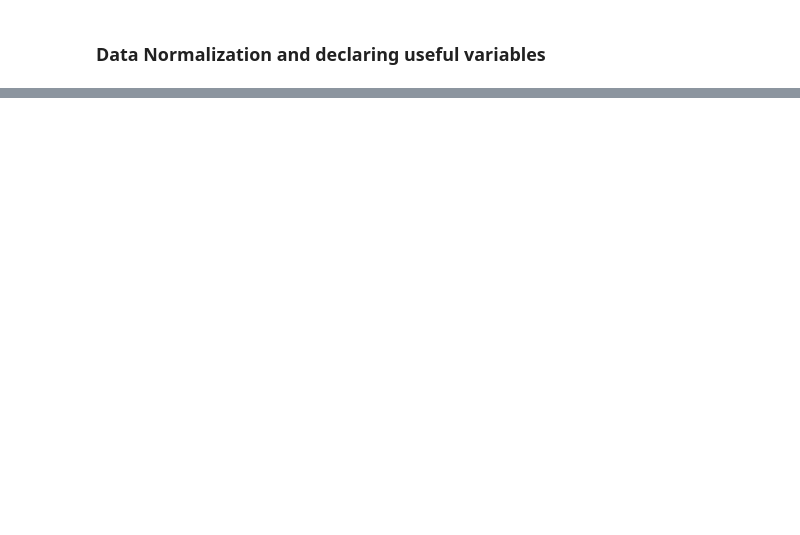
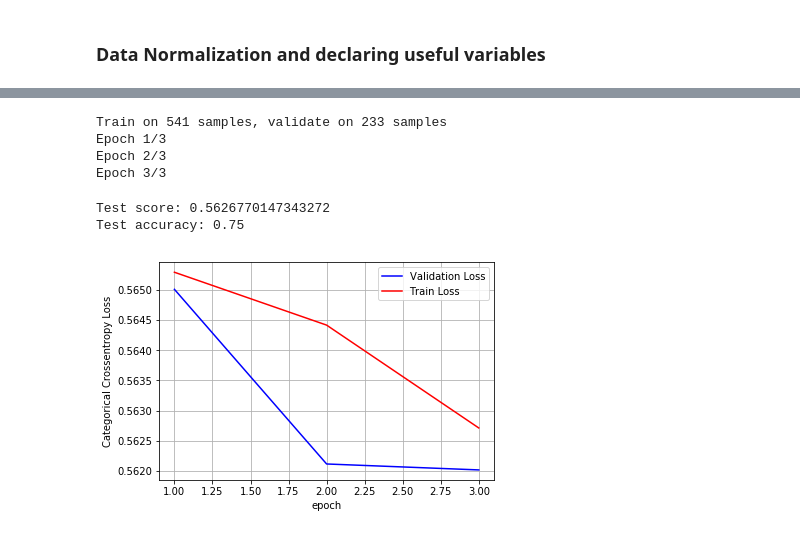
Before and after one commit to santoshdasa/Retinal-OCT-Image-Classification, a Jupyter notebook: Retinal OCT image Classification.ipynb, the cells around one changed output, grey strips where cells are left out. Drawn from its saved outputs; the diff is of its cells as text; code cells hidden in the pictures; blank space fills up the shorter version.

```diff
--- a/Retinal OCT image Classification.ipynb
+++ b/Retinal OCT image Classification.ipynb
@@ -324,0 +386,8 @@ x_train shape: (30000, 64, 64, 1)
+# %%
+IMG_SIZE = 224
+batch_size = 512
+num_classes = 4
+epochs = 10
+input_shape = (IMG_SIZE,IMG_SIZE,1)
+y_train = keras.utils.to_categorical(y_train, num_classes)
+y_test = keras.utils.to_categorical(y_test, num_classes)
@@ -324,0 +396,21 @@ x_train shape: (30000, 64, 64, 1)
+# %%
+model = Sequential()
+model.add(Conv2D(128, kernel_size=(3, 3), activation='relu',input_shape=x_train[0].shape))
+
+model.add(MaxPooling2D(pool_size=(2, 2)))
+
+model.add(Conv2D(128,kernel_size=(3, 3),activation='relu'))
+
+model.add(MaxPooling2D(pool_size=(2, 2)))
+
+model.add(Conv2D(128,kernel_size=(3, 3),activation='relu'))
+
+model.add(MaxPooling2D(pool_size=(2, 2)))
+
+
+model.add(Flatten())
+
+model.add(Dense(64, activation='relu'))
+model.add(Dense(num_classes, activation='softmax'))
+model.summary()
+model.compile( loss='categorical_crossentropy' , optimizer='adam' , metrics=["accuracy"])
@@ -324,0 +435,7 @@ x_train shape: (30000, 64, 64, 1)
+# %%
+history= model.fit(x_train, y_train, batch_size=32, epochs=3, verbose=1, validation_split=0.3)
+# %% [output]
+Train on 541 samples, validate on 233 samples
+Epoch 1/3
+Epoch 2/3
+Epoch 3/3
@@ -324,0 +448,16 @@ x_train shape: (30000, 64, 64, 1)
+# %%
+print('Test score:', score[0])
+print('Test accuracy:', score[1])
+
+fig,ax = plt.subplots(1,1)
+ax.set_xlabel('epoch') ; ax.set_ylabel('Categorical Crossentropy Loss')
+x = list(range(1,3+1))
+
+vy = history.history['val_loss']
+ty = history.history['loss']
+plt_dynamic(x, vy, ty, ax)
+plt.show()
+# %% [output]
+Test score: 0.5626770147343272
+Test accuracy: 0.75
+[figure, added]
```
Also changed, not shown: parts of 79 cells of this notebook.
